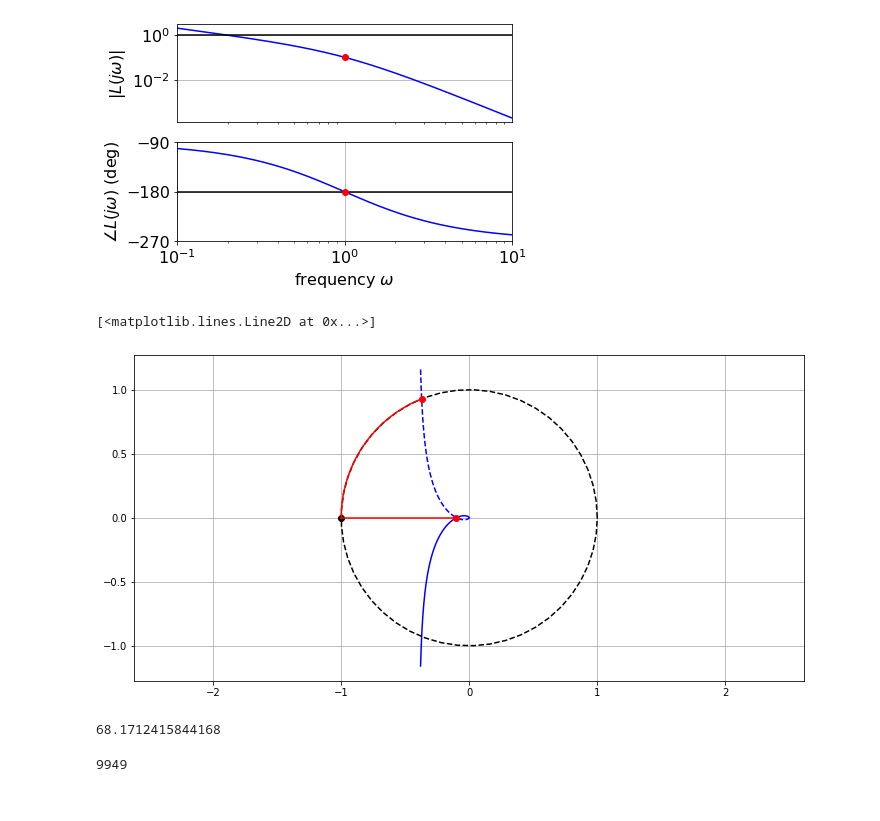
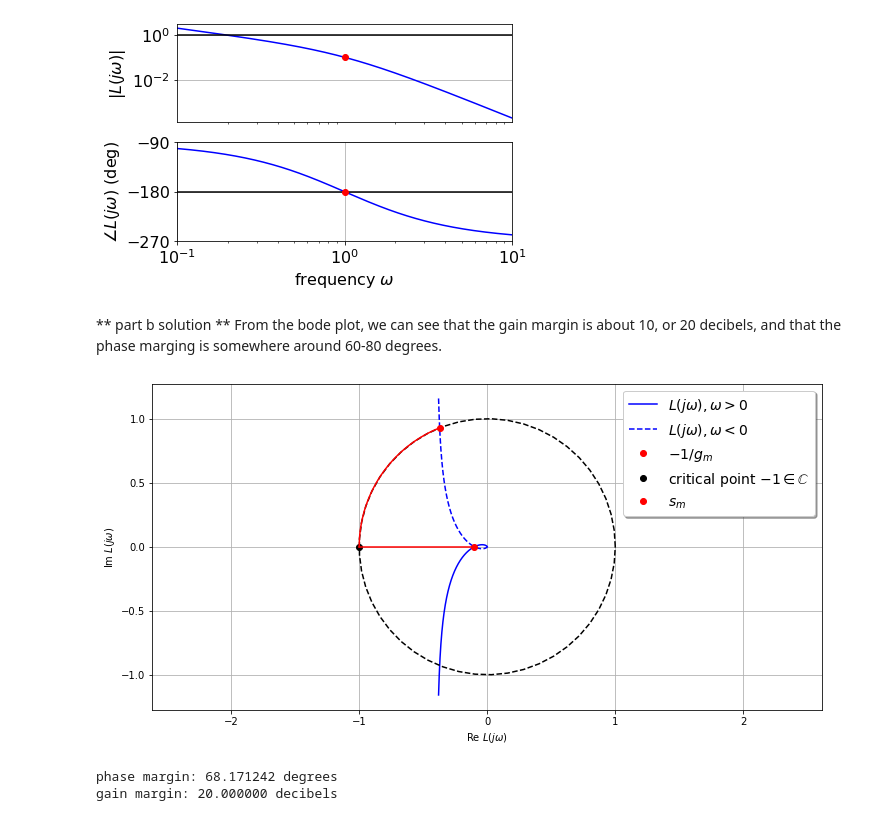
Before and after one commit to JGSuw/ee447_hw_solutions_public, a Jupyter notebook: 447_gw8_solutions.ipynb, the cells around one changed output. Saved outputs shown, nothing was run; the diff lists cells and outputs as text; code cells hidden in the pictures.

```diff
--- a/447_gw8_solutions.ipynb
+++ b/447_gw8_solutions.ipynb
@@ -130,6 +99,9 @@ for ax in axs:
       item.set_fontsize(16)
 # %% [output]
 [figure]
+# %% [markdown]
+** part b solution **
+From the bode plot, we can see that the gain margin is about 10, or 20 decibels, and that the phase marging is somewhere around 60-80 degrees.
 # %%
 import scipy.optimize as opt
 omega = np.linspace(0.16,10,10000)
@@ -153,46 +125,38 @@ theta_m = (np.angle(L(1.j*omega_theta_m))+np.pi)*180/np.pi
 # axs = []
 
 plt.figure(figsize=(12,6))
 ax = plt.subplot(1,1,1); ax.grid('on'); ax.axis('equal')
 
 # Omega, i.e. graph of L(j omega)
 ax.plot(Omega.real,Omega.imag,'b-',label=r'$L(j\omega), \omega > 0$')
 ax.plot(Omega.real,-Omega.imag,'b--',label=r'$L(j\omega), \omega < 0$')
 
 # unit circle
 ax.plot(circle.real,circle.imag,'k--')
 
 # gain margin
 ax.plot(-1./g_m,0.,'ro',label=r'$-1/g_m$')
 ax.plot(-1.,0.,'ko',label=r'critical point $-1\in\mathbb{C}$')
 # add straight line to show margin
 x = np.linspace(-1./g_m,-1,100) + 0.j
 ax.plot(x.real, x.imag, 'r')
 
 # phase margin
-ax.plot(L(1.j*omega_theta_m).real, -L(1.j*omega_theta_m).imag, 'ro', label=r'$foo$')
+ax.plot(L(1.j*omega_theta_m).real, -L(1.j*omega_theta_m).imag, 'ro', label=r'$s_m$')
 # add semicircular arc to show the angle
 theta = np.linspace(np.angle(L(1.j*omega_theta_m)),-np.pi,100)
 ax.plot(np.cos(theta), -np.sin(theta), 'r')
 
 # # legend and labels
 ax.legend(fontsize=14,frameon=True,shadow=True)
 ax.set_xlabel(r'$\operatorname{Re}\ L(j\omega)$')
 ax.set_ylabel(r'$\operatorname{Im}\ L(j\omega)$');
 axs.append(ax)
-
-# for ax in axs:
-#   for item in ([ax.title, ax.xaxis.label, ax.yaxis.label] +
-#                ax.get_xticklabels() + ax.get_yticklabels()):
-#       item.set_fontsize(16)
 # %% [output]
-[<matplotlib.lines.Line2D at 0x...>]
-[figure, old version]
+[figure, new version]
-# %%
-theta_m
-# %% [output]
-68.1712415844168
-# %%
-g_m_idx
-# %% [output]
-9949
+# %%
+print("phase margin: %f degrees" %theta_m)
+print("gain margin: %f decibels" %(20.*np.log10(g_m)))
+# %% [output]
+phase margin: 68.171242 degrees
+gain margin: 20.000000 decibels
```
Also changed, not shown: parts of 4 cells of this notebook.
